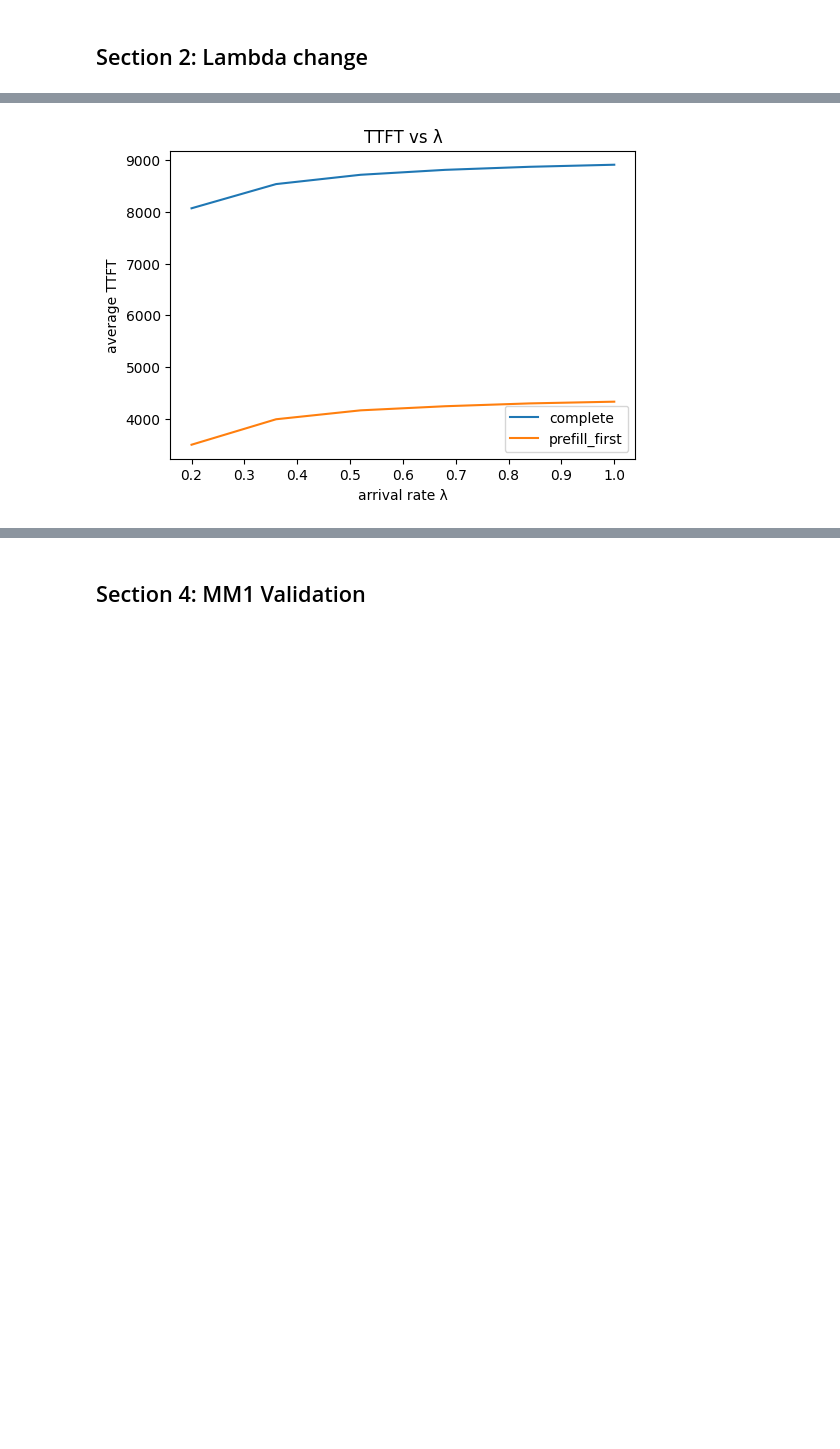
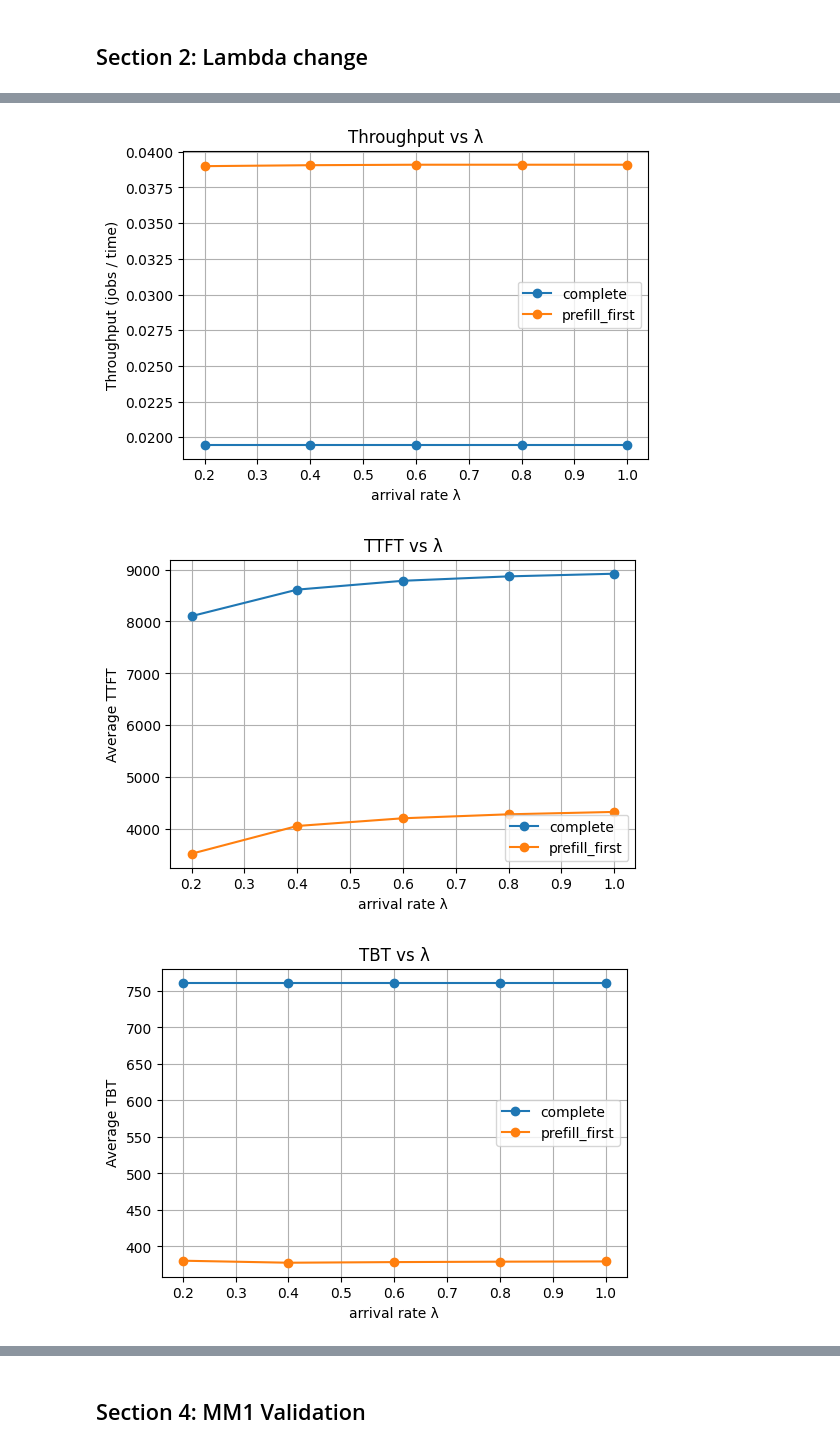
Before and after one commit to Althealam/ORIE-5580-Simulation-Modeling-Analysis, a Jupyter notebook: Final Project/Single GPU/demo.ipynb, the cells around one changed output, grey strips where cells are left out. Cells and saved outputs as stored; diff of their text form; code cells hidden in the pictures; blank space fills up the shorter version.

```diff
--- a/Final Project/Single GPU/demo.ipynb
+++ b/Final Project/Single GPU/demo.ipynb
@@ -106,0 +224,19 @@ Average total latency  : 10020.528671270622
+# %%
+def aggregate_results(df: pd.DataFrame) -> pd.DataFrame:
+    """
+    对 rep 做 groupby mean，得到每个 (lam, sched) 的平均指标。
+    """
+    agg = (
+        df
+        .groupby(["lam", "sched"], as_index=False)
+        .agg({
+            "throughput": "mean",
+            "avg_ttft": "mean",
+            "avg_tbt": "mean",
+            "avg_latency": "mean",
+        })
+    )
+    return agg
+
+agg_df = aggregate_results(df_detail)
+agg_df
@@ -109,13 +280,38 @@ Average total latency  : 10020.528671270622
 # %%
 import matplotlib.pyplot as plt
 
-plt.figure(figsize=(6,4))
-for sched in ["complete", "prefill_first"]:
-    plt.plot(df[df.sched==sched].lam, df[df.sched==sched].ttft, label=f"{sched}")
-plt.xlabel("arrival rate λ")
-plt.ylabel("average TTFT")
-plt.title("TTFT vs λ")
-plt.legend()
-plt.show()
+def plot_metric_vs_lambda(df_agg: pd.DataFrame, metric: str, title: str | None = None):
+    """
+    画 metric vs λ, 不同 scheduler 画成不同的曲线。
+    metric ∈ {"throughput", "avg_ttft", "avg_tbt", "avg_latency"}
+    """
+    schedulers = df_agg["sched"].unique()
+    plt.figure(figsize=(6, 4))
+
+    for sched in schedulers:
+        df_s = df_agg[df_agg["sched"] == sched]
+        plt.plot(df_s["lam"], df_s[metric], marker="o", label=sched)
+
+    plt.xlabel("arrival rate λ")
+    ylabel_map = {
+        "throughput": "Throughput (jobs / time)",
+        "avg_ttft": "Average TTFT",
+        "avg_tbt": "Average TBT",
+        "avg_latency": "Average total latency",
+    }
+    plt.ylabel(ylabel_map.get(metric, metric))
+    if title is None:
+        title = f"{metric} vs λ"
+    plt.title(title)
+    plt.legend()
+    plt.grid(True)
+    plt.show()
+
+plot_metric_vs_lambda(agg_df, "throughput", "Throughput vs λ")
+plot_metric_vs_lambda(agg_df, "avg_ttft", "TTFT vs λ")
+plot_metric_vs_lambda(agg_df, "avg_tbt", "TBT vs λ")
+plot_metric_vs_lambda(agg_df, "avg_latency", "Latency vs λ")
 # %% [output]
-[figure, old version]
+[figure, new version]
+[figure, added]
+[figure, added]
```
Also changed, not shown: parts of 8 cells of this notebook, 4 other files.
